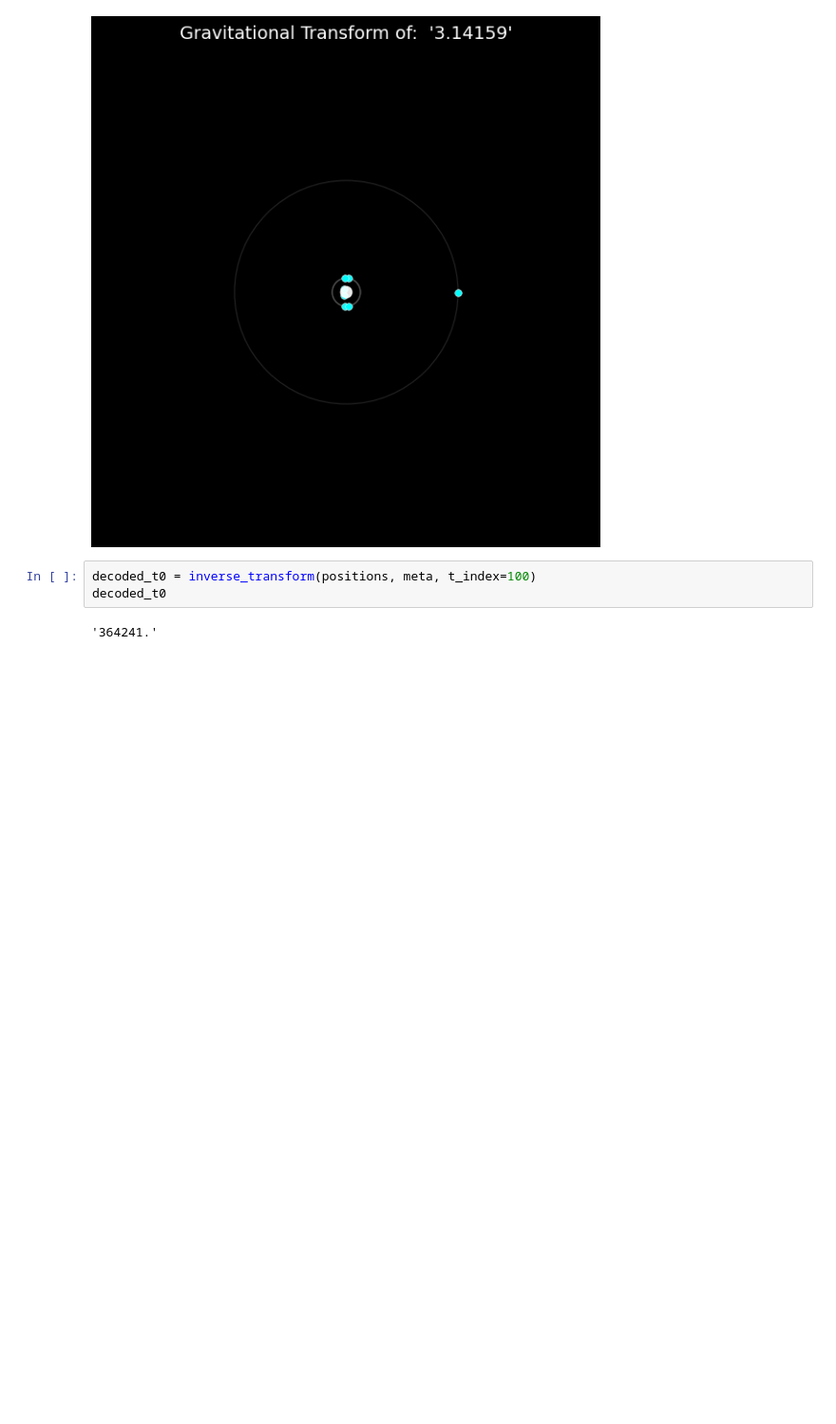
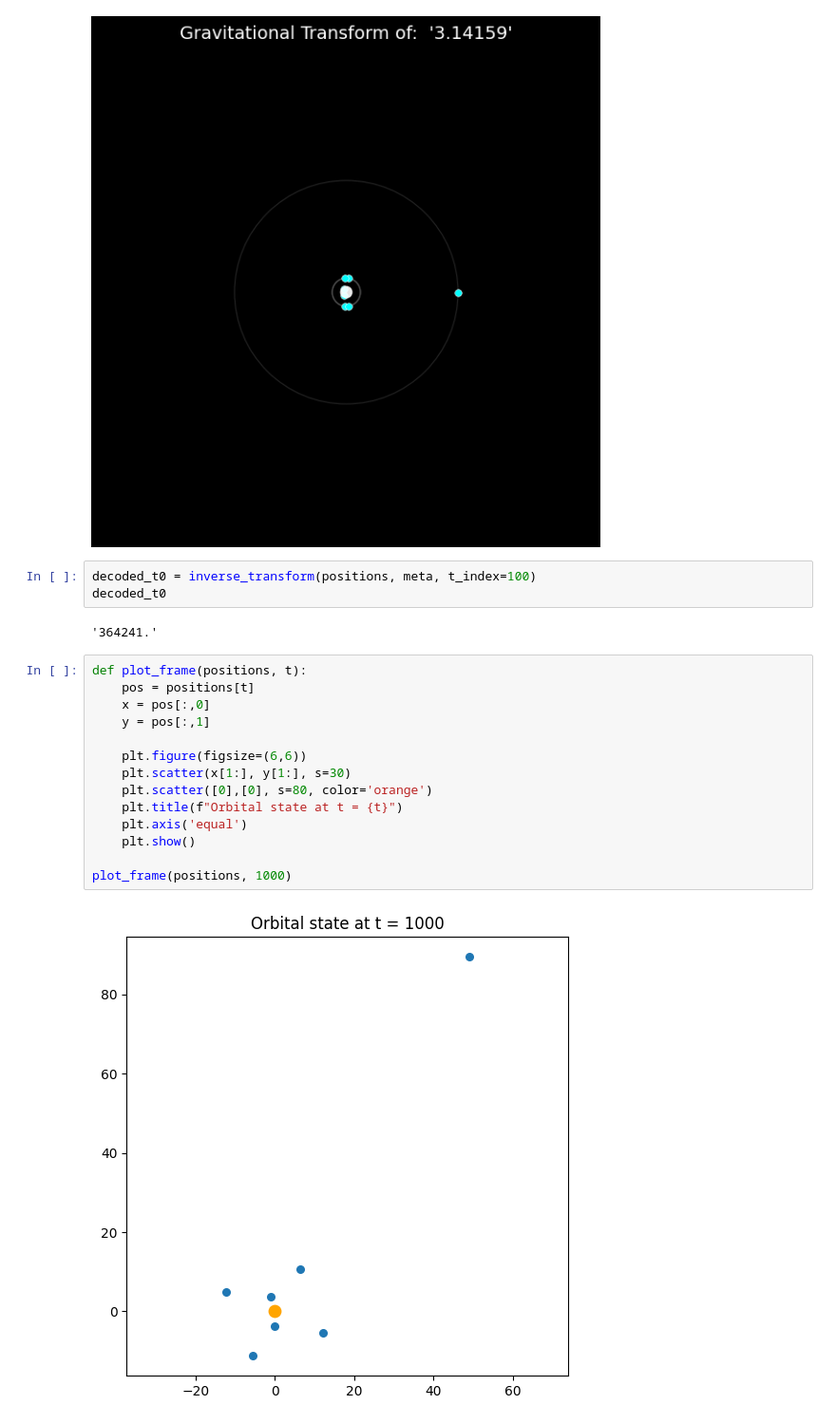
Before and after one commit to Murtato1/gravitational-transform, a Jupyter notebook: examples/gt_presentation_code.ipynb, the cells around one changed output. Shown at 95% size. Cells and saved outputs as stored; diff of their text form; blank space fills up the shorter version.

```diff
--- a/examples/gt_presentation_code.ipynb
+++ b/examples/gt_presentation_code.ipynb
@@ -120,3 +120,19 @@ decoded_t0 = inverse_transform(positions, meta, t_index=100)
 decoded_t0
 # %% [output]
 '364241.'
+# %%
+def plot_frame(positions, t):
+    pos = positions[t]
+    x = pos[:,0]
+    y = pos[:,1]
+
+    plt.figure(figsize=(6,6))
+    plt.scatter(x[1:], y[1:], s=30)
+    plt.scatter([0],[0], s=80, color='orange')
+    plt.title(f"Orbital state at t = {t}")
+    plt.axis('equal')
+    plt.show()
+
+plot_frame(positions, 1000)
+# %% [output]
+[figure, added]
```
Also changed, not shown: 1 other file.
